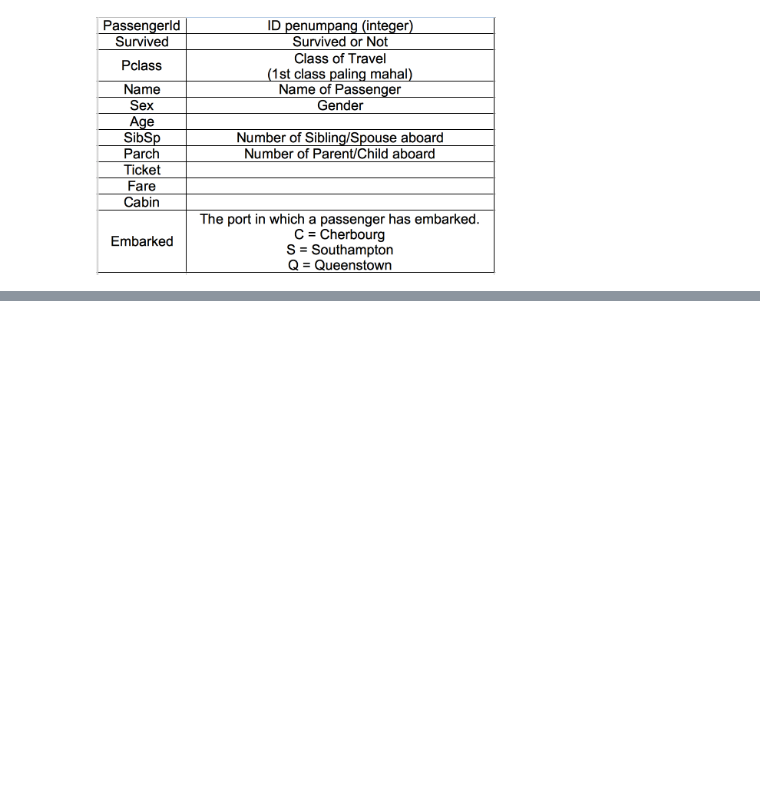
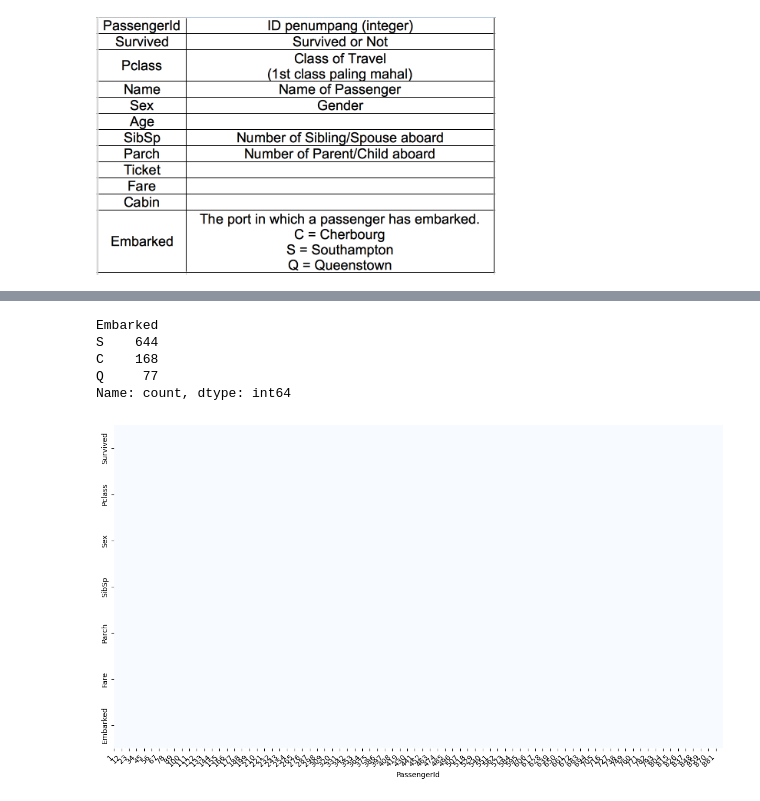
Before and after one commit to HekalMaulana/ML-REGRESI_KLASIFIKASI-LAB, a Jupyter notebook: 04 - KNN & Scikit-learn/Part 2 - Machine Learning Essential.ipynb, the cells around one changed output, grey strips where cells are left out. Cells and saved outputs as stored; diff of their text form; code cells hidden in the pictures; blank space fills up the shorter version.

```diff
--- a/04 - KNN & Scikit-learn/Part 2 - Machine Learning Essential.ipynb
+++ b/04 - KNN & Scikit-learn/Part 2 - Machine Learning Essential.ipynb
@@ -21,0 +34,14 @@ df.head()
+# %%
+df.Embarked.value_counts()
+# %% [output]
+Embarked
+S    644
+C    168
+Q     77
+Name: count, dtype: int64
+# %%
+df.fillna({"Embarked" : "S"}, inplace=True)
+# %%
+plot_missing_value(df=df)
+# %% [output]
+[figure, added]
```
Also changed, not shown: parts of 19 cells of this notebook.
